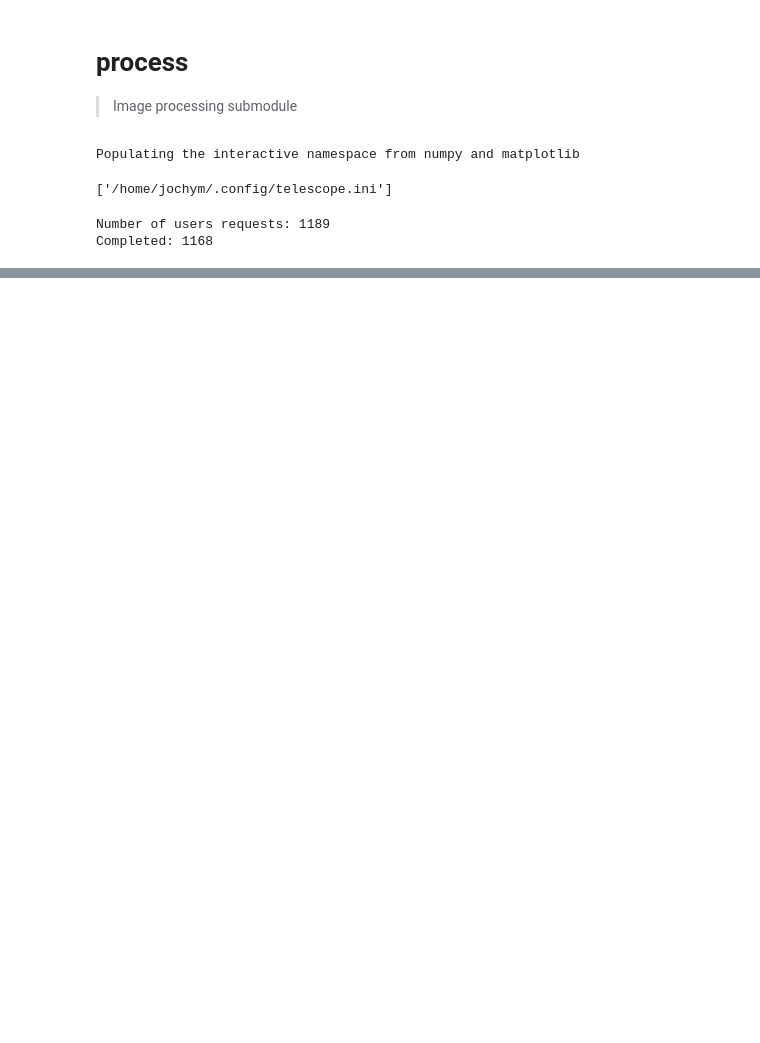
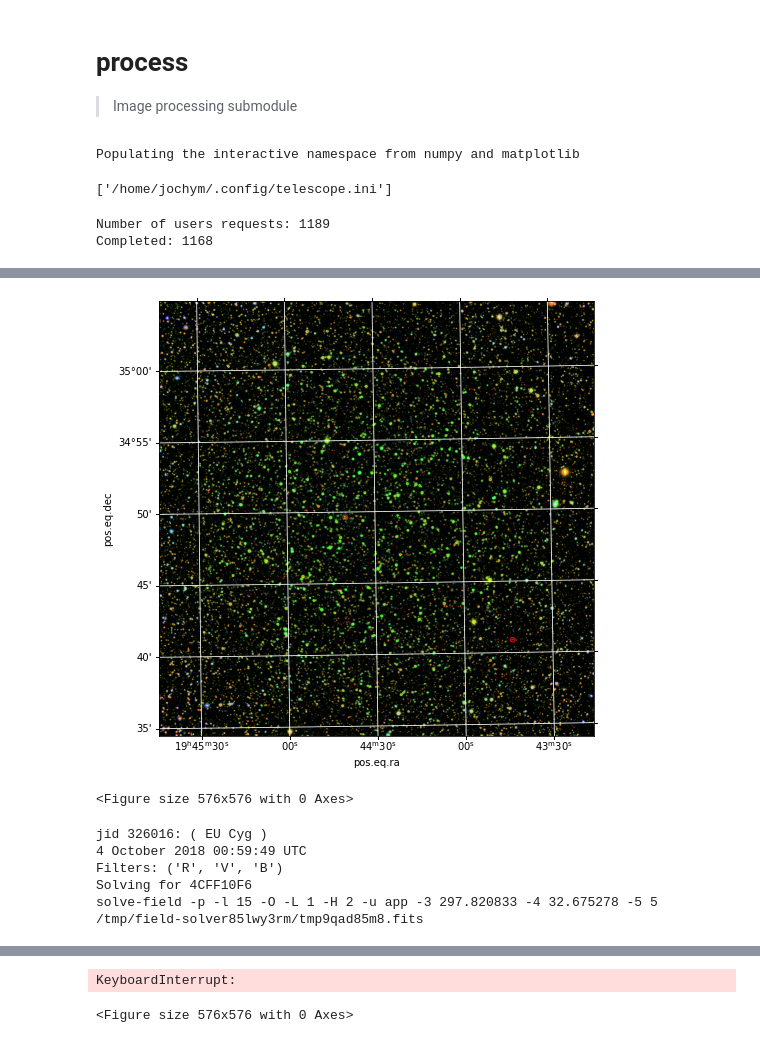
Before and after one commit to jochym/osob, a Jupyter notebook: 02_process.ipynb, the cells around one changed output, grey strips where cells are left out. Cells and saved outputs as stored; diff of their text form; code cells hidden in the pictures; blank space fills up the shorter version.

```diff
--- a/02_process.ipynb
+++ b/02_process.ipynb
@@ -103,6 +103,7 @@ def process_job(jid):
         display.clear_output(wait=True);
         return
     hi = min(1, len(hdul)-1)
+    hi = 0
     wcs_head = solver.solve(hdul[hi])
     if not wcs_head:
         print('Cannot solve image')
@@ -189,6 +190,9 @@ Number of users requests: 1189
 Completed: 1168
 # %%
 figsize(8,8)
-for j in complete:
-    process_job(int(OSO.get_request(int(j['id']))['jid'][1:]))
+for n, j in enumerate(complete):
+    jid = int(OSO.get_request(int(j['id']))['jid'][1:])
+    print(f'{n}:{jid}', end='\r')
+    if jid not in DB:
+        process_job(jid)
 # %% [output]
@@ -197 +201,8 @@ jid 337501: ( BI Her )
 Filters: ('R', 'V', 'B')
+[figure, added]
+<Figure size 576x576 with 0 Axes>
+jid 326016: ( EU Cyg )
+4 October 2018 00:59:49 UTC
+Filters: ('R', 'V', 'B')
+Solving for 4CFF10F6
+solve-field -p -l 15 -O -L 1 -H 2 -u app -3 297.820833 -4 32.675278 -5 5 /tmp/field-solver85lwy3rm/tmp9qad85m8.fits
@@ -198,2 +214,4 @@ Filters: ('R', 'V', 'B')
+KeyboardInterrupt:
+<Figure size 576x576 with 0 Axes>
 # %%
 1/0
```
Also changed, not shown: parts of 6 cells of this notebook, 2 other files.
